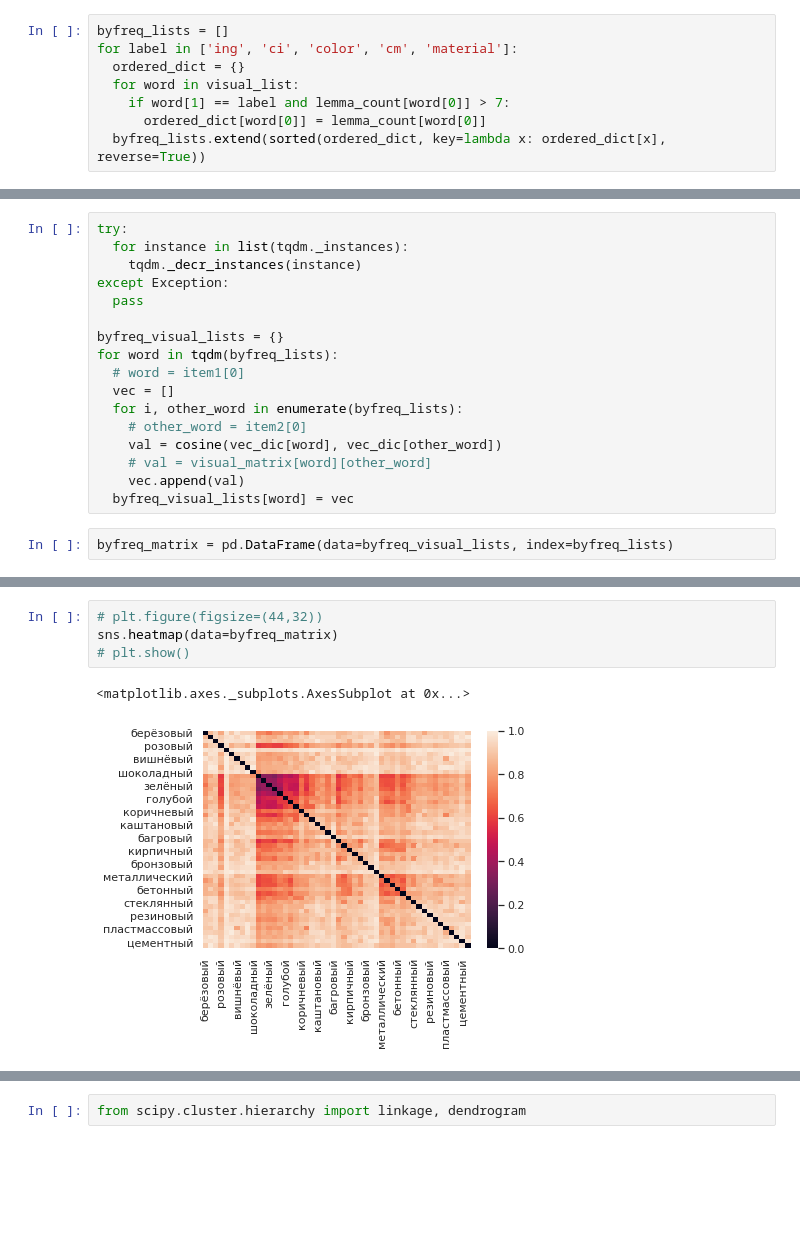
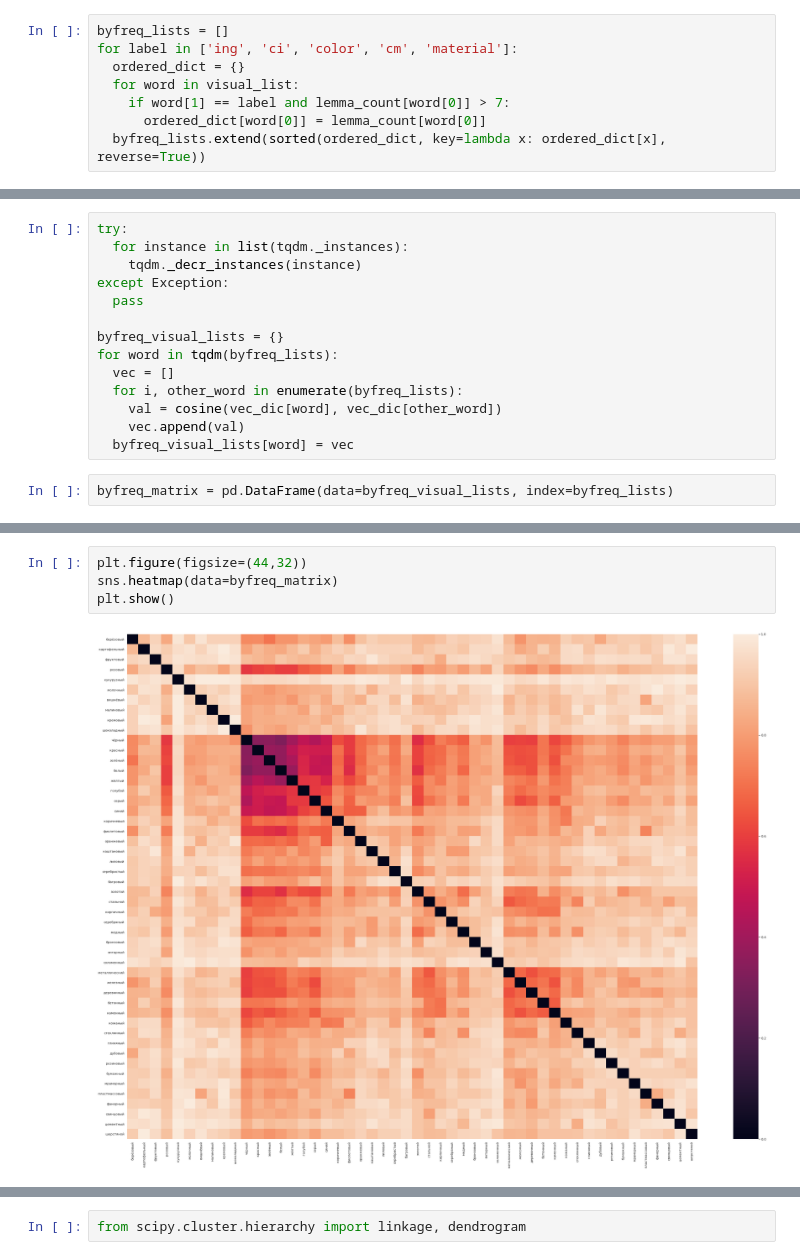
Before and after one commit to eischaire/Distributional-Model-for-Semantic-Disambiguation, a Jupyter notebook: Distributional_Similarity_Heatmaps.ipynb, the cells around one changed output, grey strips where cells are left out. Drawn from its saved outputs; the diff is of its cells as text; blank space fills up the shorter version.

Commit message:
heatmaps, dendrogram

```diff
--- a/Distributional_Similarity_Heatmaps.ipynb
+++ b/Distributional_Similarity_Heatmaps.ipynb
@@ -408,12 +411,9 @@ except Exception:
 
 byfreq_visual_lists = {}
 for word in tqdm(byfreq_lists):
-  # word = item1[0]
   vec = []
   for i, other_word in enumerate(byfreq_lists):
-    # other_word = item2[0]
     val = cosine(vec_dic[word], vec_dic[other_word])
-    # val = visual_matrix[word][other_word]
     vec.append(val)
   byfreq_visual_lists[word] = vec
 # %%
@@ -428,9 +428,8 @@ byfreq_matrix.head()
 | розовый | 0.829566 | 0.917276 | 0.929790 | 0.000000 | 0.959960 | 0.841913 | 0.887739 | 0.879110 | 0.816327 | ... |
 | кукурузный | 0.983510 | 0.964044 | 0.980164 | 0.959960 | 0.000000 | 0.973728 | 1.000000 | 1.000000 | 1.000000 | ... |
 # %%
-# plt.figure(figsize=(44,32))
+plt.figure(figsize=(44,32))
 sns.heatmap(data=byfreq_matrix)
-# plt.show()
+plt.show()
 # %% [output]
-<matplotlib.axes._subplots.AxesSubplot at 0x...>
-[figure, old version]
+[figure, new version]
```
Also changed, not shown: parts of 13 cells of this notebook.
